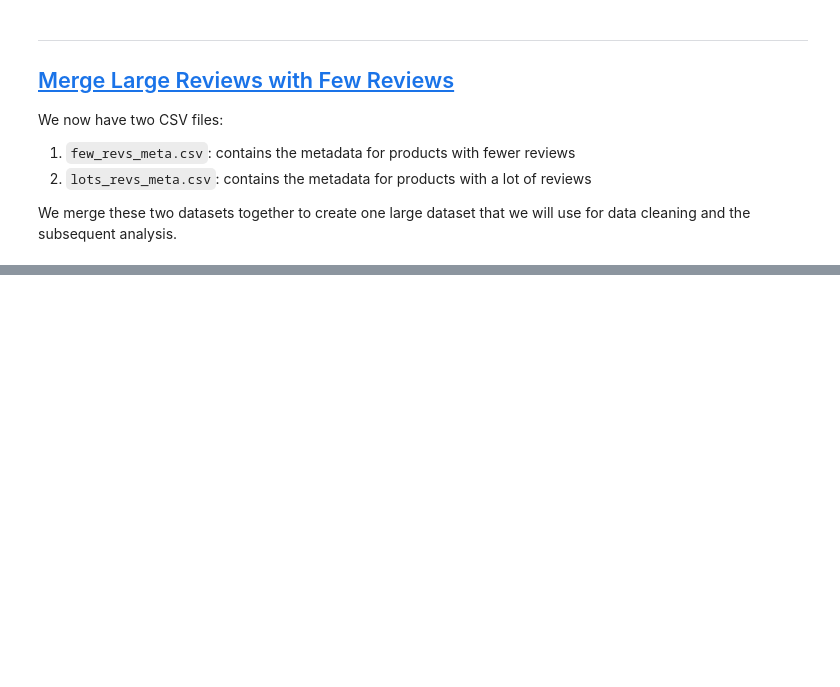
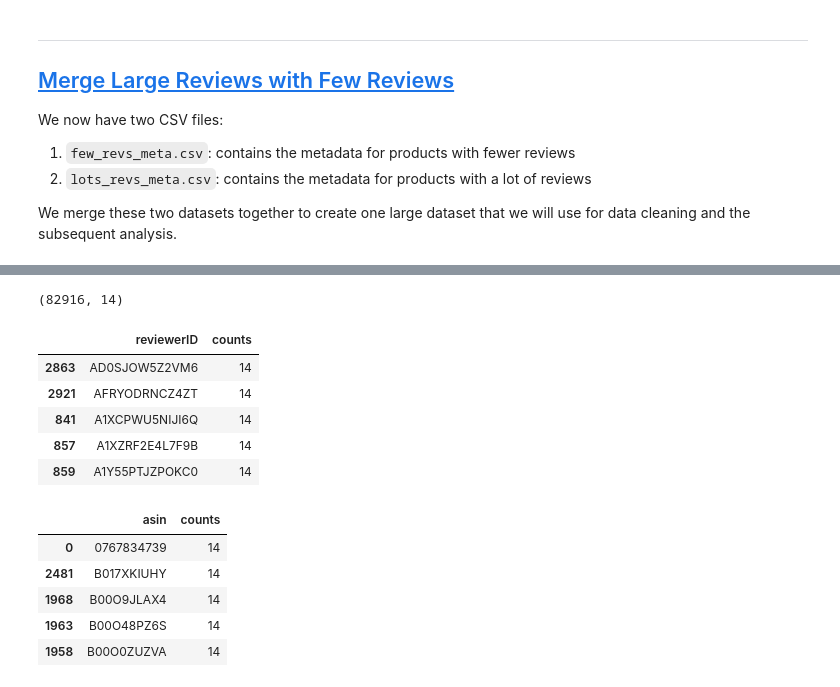
Before and after one commit to pavsingh7/Masters-Dissertation, a Jupyter notebook: Code/1 data_load.ipynb, the cells around one changed output, grey strips where cells are left out. Cells and saved outputs as stored; diff of their text form; code cells hidden in the pictures; blank space fills up the shorter version.

```diff
--- a/Code/1 data_load.ipynb
+++ b/Code/1 data_load.ipynb
@@ -751,0 +827,33 @@ all_revs.to_csv('Data/all_revs_with_records_1.csv')
+# %%
+# generates 82 916 reviews
+# ===  # ===
+
+test = test[test['asin'].isin(test.groupby('asin').size().reset_index(name='counts').query('counts >= 14')['asin'])]
+test = test[test['reviewerID'].isin(test.groupby('reviewerID').size().reset_index(name='counts').query('counts >= 14')['reviewerID'])]
+test = test[test['asin'].isin(test.groupby('asin').size().reset_index(name='counts').query('counts >= 14')['asin'])]
+
+# shape
+print(test.shape)
+
+# show number of ratings per reviewer in table
+display(test.groupby('reviewerID').size().reset_index(name='counts').sort_values('counts', ascending=True).head(5))
+
+# show number of ratings per product in table
+display(test.groupby('asin').size().reset_index(name='counts').sort_values('counts', ascending=True).head(5))
+
+# save to csv
+test.to_csv('Data/set3_data.csv')
+# %% [output]
+(82916, 14)
+|  | reviewerID | counts |
+| 2863 | AD0SJOW5Z2VM6 | 14 |
+| 2921 | AFRYODRNCZ4ZT | 14 |
+| 841 | A1XCPWU5NIJI6Q | 14 |
+| 857 | A1XZRF2E4L7F9B | 14 |
+| 859 | A1Y55PTJZPOKC0 | 14 |
+|  | asin | counts |
+| 0 | 0767834739 | 14 |
+| 2481 | B017XKIUHY | 14 |
+| 1968 | B00O9JLAX4 | 14 |
+| 1963 | B00O48PZ6S | 14 |
+| 1958 | B00O0ZUZVA | 14 |
```
Also changed, not shown: parts of 8 cells of this notebook, 12 other files.
